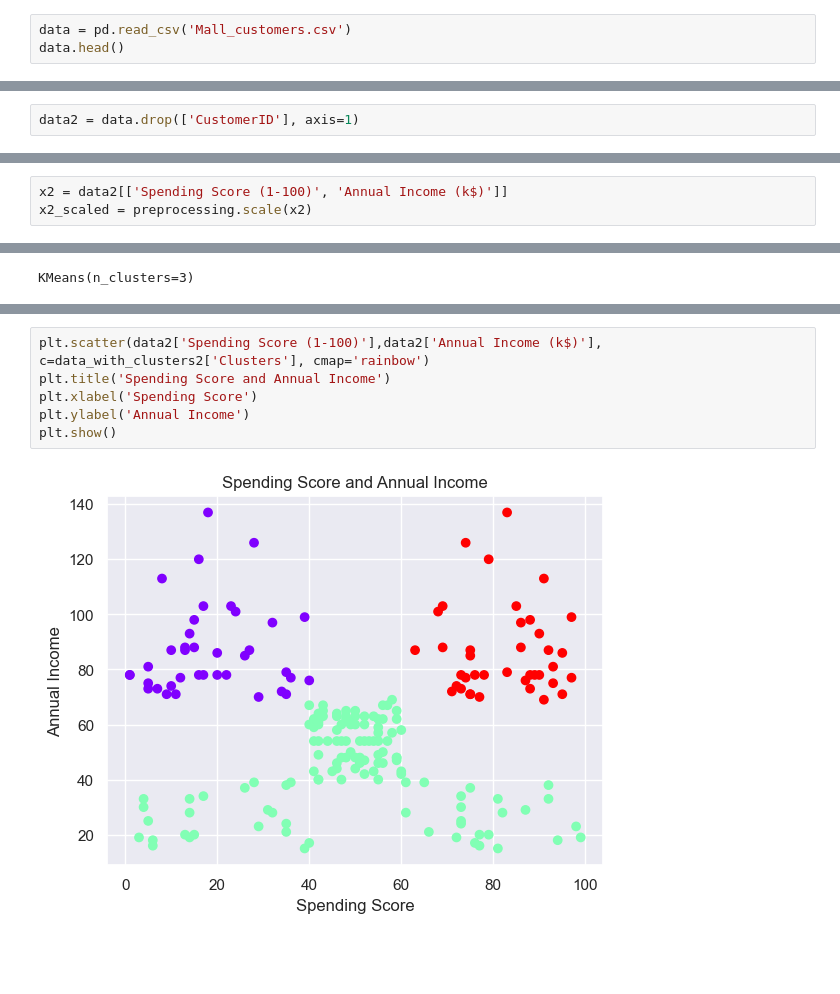
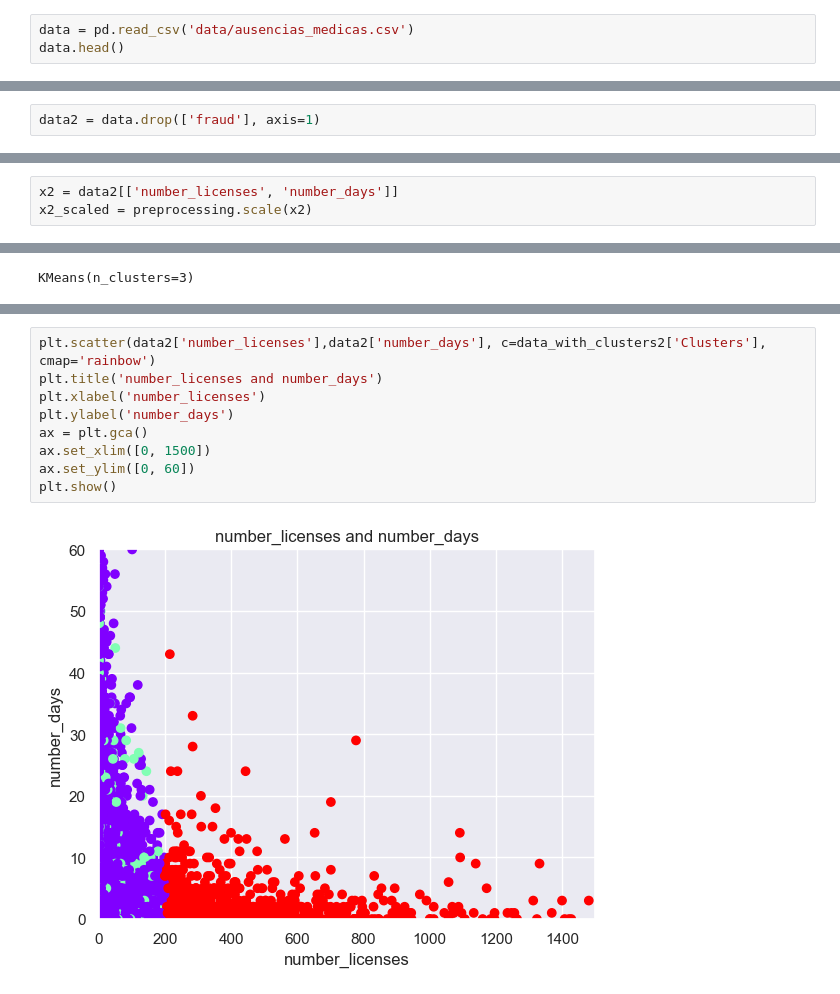
Before and after one commit to viniciusfcf/health-fraud-detection, a Jupyter notebook: 8_km.ipynb, the cells around one changed output, grey strips where cells are left out. Cells and saved outputs as stored; diff of their text form; blank space fills up the shorter version.

```diff
--- a/8_km.ipynb
+++ b/8_km.ipynb
@@ -9,6 +9,6 @@ import seaborn as sns
 from sklearn.cluster import KMeans
 sns.set()
 # %%
-data = pd.read_csv('Mall_customers.csv')
+data = pd.read_csv('data/ausencias_medicas.csv')
 data.head()
 # %% [output]
@@ -33,3 +33,3 @@ data.describe()
 # %%
-data2 = data.drop(['CustomerID'], axis=1)
+data2 = data.drop(['fraud'], axis=1)
 # %%
@@ -100,5 +103,5 @@ plt.show()
 # %%
-x2 = data2[['Spending Score (1-100)', 'Annual Income (k$)']]
+x2 = data2[['number_licenses', 'number_days']]
 x2_scaled = preprocessing.scale(x2)
 # %%
 kmeans2 = KMeans(3)
@@ -126,8 +129,11 @@ data_with_clusters2
 # %%
-plt.scatter(data2['Spending Score (1-100)'],data2['Annual Income (k$)'], c=data_with_clusters2['Clusters'], cmap='rainbow')
-plt.title('Spending Score and Annual Income')
-plt.xlabel('Spending Score')
-plt.ylabel('Annual Income')
+plt.scatter(data2['number_licenses'],data2['number_days'], c=data_with_clusters2['Clusters'], cmap='rainbow')
+plt.title('number_licenses and number_days')
+plt.xlabel('number_licenses')
+plt.ylabel('number_days')
+ax = plt.gca()
+ax.set_xlim([0, 1500])
+ax.set_ylim([0, 60])
 plt.show()
 # %% [output]
-[figure, old version]
+[figure, new version]
```
Also changed, not shown: parts of 10 cells of this notebook.
